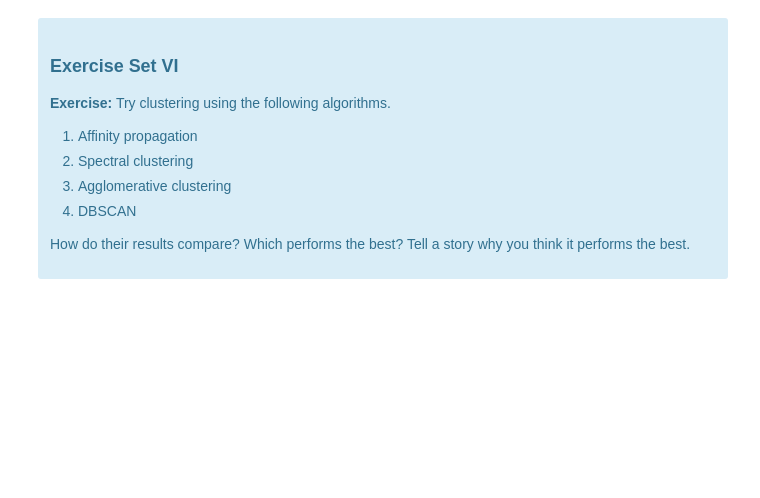
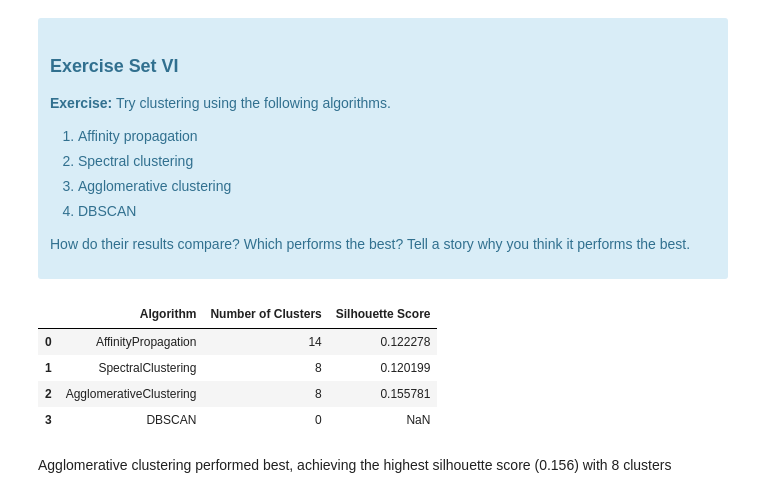
Before and after one commit to jeremy-ferrara/Springboard, a Jupyter notebook: clustering_case_study/Clustering Case Study - Customer Segmentation with K-Means - Tier 3.ipynb, the cells around one changed output. Saved outputs shown, nothing was run; the diff lists cells and outputs as text; code cells hidden in the pictures; blank space fills up the shorter version.

Commit message:
clustering_case_study_v2

```diff
--- a/clustering_case_study/Clustering Case Study - Customer Segmentation with K-Means - Tier 3.ipynb
+++ b/clustering_case_study/Clustering Case Study - Customer Segmentation with K-Means - Tier 3.ipynb
@@ -548,3 +548,70 @@ Source: http://scikit-learn.org/stable/modules/clustering.html
 </ol>
 <p>How do their results compare? Which performs the best? Tell a story why you think it performs the best.</p>
 </div>
+# %%
+from sklearn.cluster import AffinityPropagation
+from sklearn.cluster import SpectralClustering
+from sklearn.cluster import AgglomerativeClustering
+from sklearn.cluster import DBSCAN
+from sklearn.metrics import silhouette_score
+
+results = []
+
+# 1. Affinity Propagation
+
+aff = AffinityPropagation(random_state=10)
+aff_labels = aff.fit_predict(X)
+
+n_clusters_aff = len(np.unique(aff_labels))
+
+if n_clusters_aff > 1:
+    sil_aff = silhouette_score(X, aff_labels)
+else:
+    sil_aff = np.nan
+
+results.append(("AffinityPropagation", n_clusters_aff, sil_aff))
+
+
+
+# 2. Spectral Clustering (use K=8 for fair comparison with KMeans)
+
+spectral = SpectralClustering(n_clusters=8, random_state=10, affinity='nearest_neighbors')
+spectral_labels = spectral.fit_predict(X)
+
+n_clusters_spec = len(np.unique(spectral_labels))
+sil_spec = silhouette_score(X, spectral_labels)
+
+results.append(("SpectralClustering", n_clusters_spec, sil_spec))
+
+
+# 3. Agglomerative Clustering
+
+agg = AgglomerativeClustering(n_clusters=8)
+agg_labels = agg.fit_predict(X)
+
+n_clusters_agg = len(np.unique(agg_labels))
+sil_agg = silhouette_score(X, agg_labels)
+
+results.append(("AgglomerativeClustering", n_clusters_agg, sil_agg))
+
+
+
+# 4. DBSCAN
+
+db = DBSCAN()
+db_labels = db.fit_predict(X)
+
+results.append(("DBSCAN", n_clusters_db, sil_db))
+
+
+
+results_df = pd.DataFrame(results, columns=["Algorithm", "Number of Clusters", "Silhouette Score"])
+results_df
+# %% [output]
+|  | Algorithm | Number of Clusters | Silhouette Score |
+| 0 | AffinityPropagation | 14 | 0.122278 |
+| 1 | SpectralClustering | 8 | 0.120199 |
+| 2 | AgglomerativeClustering | 8 | 0.155781 |
+| 3 | DBSCAN | 0 | NaN |
+# %% [markdown]
+Agglomerative clustering performed best, achieving the highest silhouette score (0.156) with 8 clusters
```
